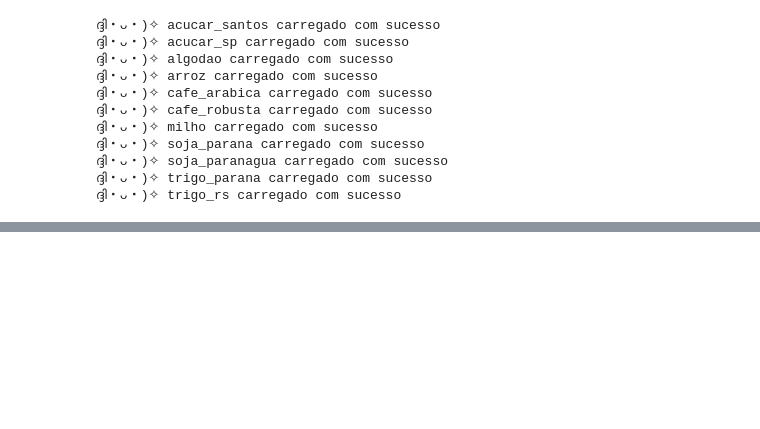
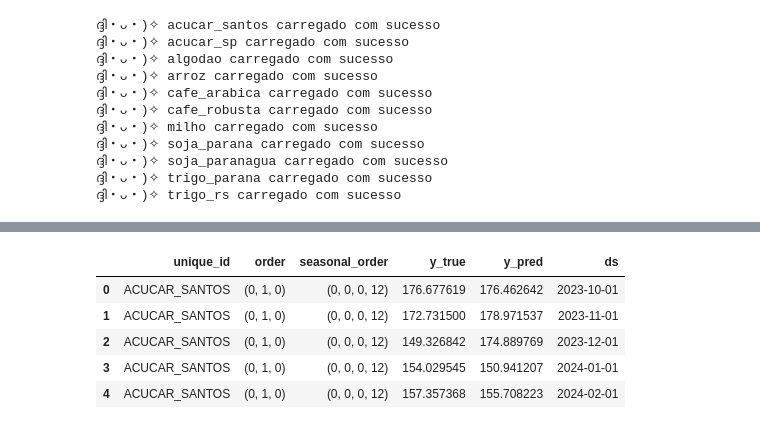
Before and after one commit to MateusVasc/sistemas-multiplos-preditores-commodities, a Jupyter notebook: src/models/stats/arima.ipynb, the cells around one changed output, grey strips where cells are left out. Saved outputs shown, nothing was run; the diff lists cells and outputs as text; code cells hidden in the pictures; blank space fills up the shorter version.

```diff
--- a/src/models/stats/arima.ipynb
+++ b/src/models/stats/arima.ipynb
@@ -142,0 +170,9 @@ results.head()
+# %%
+results.head()
+# %% [output]
+|  | unique_id | order | seasonal_order | y_true | y_pred | ds |
+| 0 | ACUCAR_SANTOS | (0, 1, 0) | (0, 0, 0, 12) | 176.677619 | 176.462642 | 2023-10-01 |
+| 1 | ACUCAR_SANTOS | (0, 1, 0) | (0, 0, 0, 12) | 172.731500 | 178.971537 | 2023-11-01 |
+| 2 | ACUCAR_SANTOS | (0, 1, 0) | (0, 0, 0, 12) | 149.326842 | 174.889769 | 2023-12-01 |
+| 3 | ACUCAR_SANTOS | (0, 1, 0) | (0, 0, 0, 12) | 154.029545 | 150.941207 | 2024-01-01 |
+| 4 | ACUCAR_SANTOS | (0, 1, 0) | (0, 0, 0, 12) | 157.357368 | 155.708223 | 2024-02-01 |
```
Also changed, not shown: parts of 6 cells of this notebook, 20 other files.
